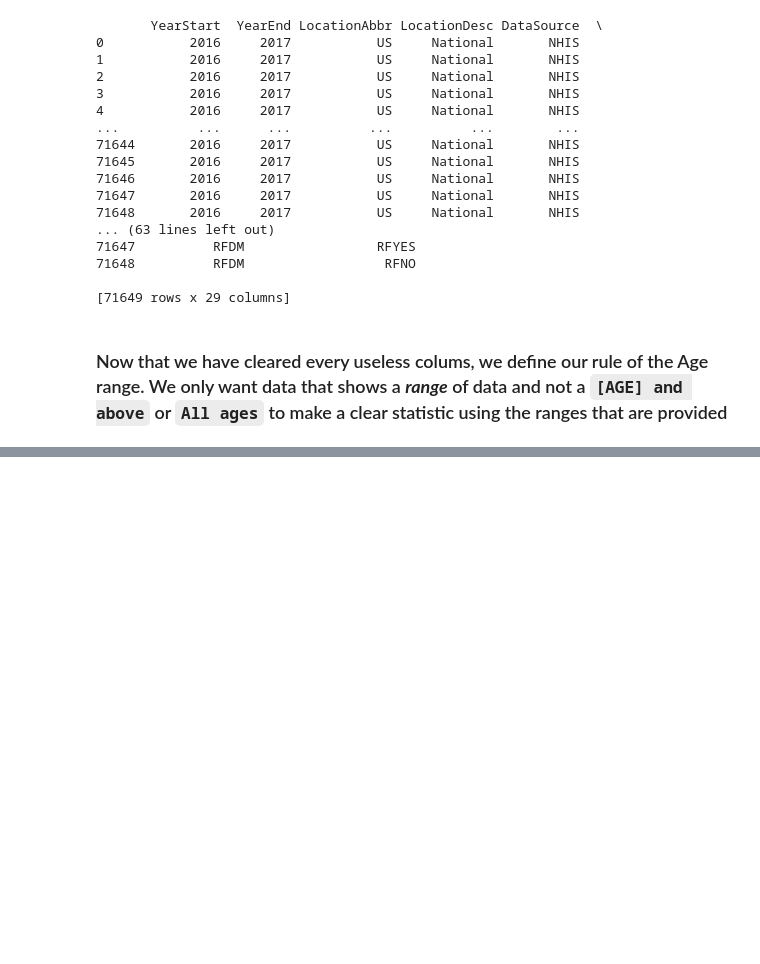
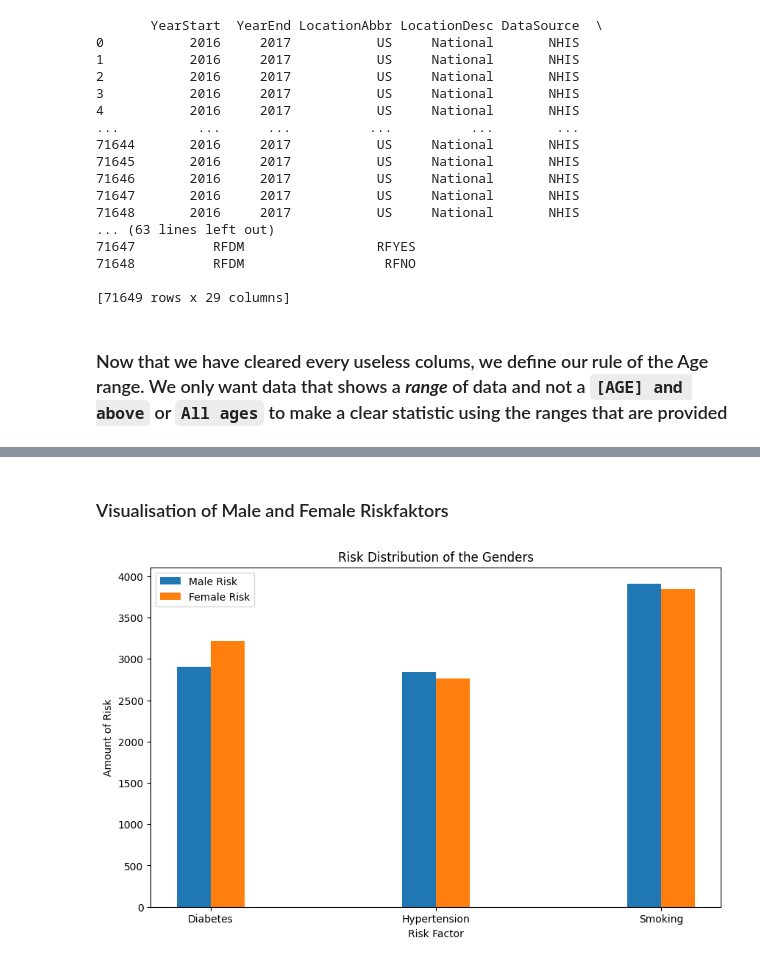
Before and after one commit to AntonioLeoneSolentUni/DataScienceAsseignment, a Jupyter notebook: mainHandin.ipynb, the cells around one changed output, grey strips where cells are left out. Saved outputs shown, nothing was run; the diff lists cells and outputs as text; code cells hidden in the pictures; blank space fills up the shorter version.

```diff
--- a/mainHandin.ipynb
+++ b/mainHandin.ipynb
@@ -94,0 +156,35 @@ print(df)
+# %% [markdown]
+### Visualisation of Male and Female Riskfaktors
+# %%
+import numpy as np
+
+riskFactors = df['RiskFactor'].unique()
+riskAnswer = df['RiskFactorResponse'].unique()
+
+maleRiskFactors = {risk:  df[(df['Gender'] == 'Male') & (df['RiskFactor'] == risk)]['RiskFactor'].count()  for risk in riskFactors}
+femaleRiskFactors = {risk:  df[(df['Gender'] == 'Female') & (df['RiskFactor'] == risk)]['RiskFactor'].count() for risk in riskFactors}
+maleFullAmountOfRisk = 0
+femaleFullAmountOfRisk = 0
+
+
+bar_width = 0.15
+r1 = np.arange(len(riskFactors))#
+r2 = [x + bar_width for x in r1]#
+
+
+fig, ax  = plt.subplots(figsize=(10, 6))
+ax.bar(r1, maleRiskFactors.values(),width=bar_width, label='Male Risk')
+ax.bar(r2, femaleRiskFactors.values(),width=bar_width, label='Female Risk')
+ax.set_xticks(([r + (bar_width / 2)  for r in range(len(riskFactors))]))
+ax.set_xticklabels(riskFactors)
+ax.set_title('Risk Distribution of the Genders')
+ax.set_xlabel('Risk Factor')
+ax.set_ylabel('Amount of Risk')
+ax.legend()
+
+
+
+
+plt.show()
+# %% [output]
+[figure, added]
```
Also changed, not shown: parts of 13 cells of this notebook, 1 other file.
